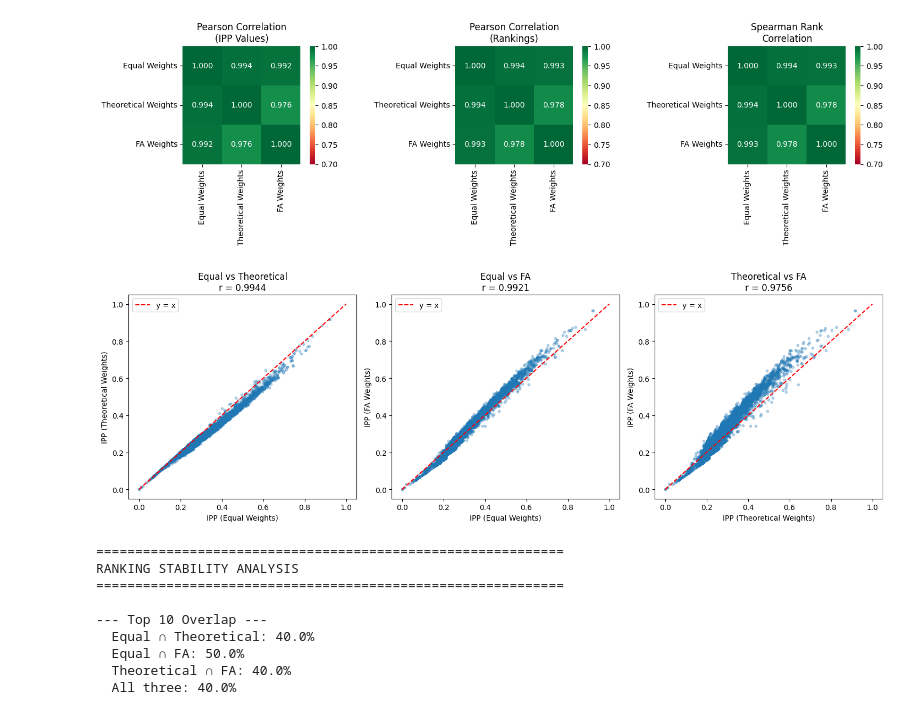
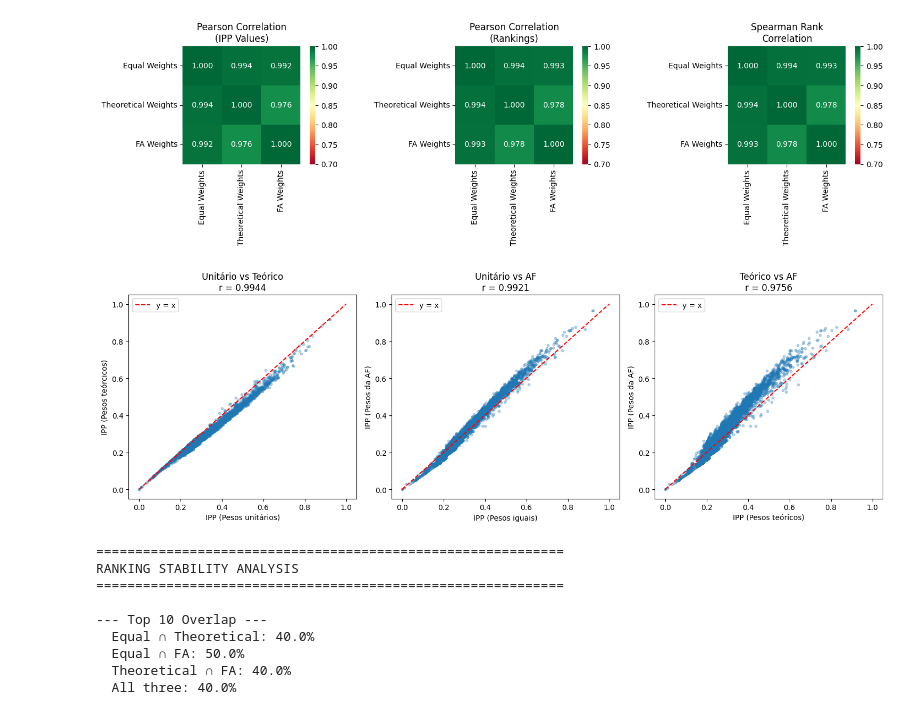
Before and after one commit to AcacioTelechi/redem-index, a Jupyter notebook: studies/ipp/validation.ipynb, the cells around one changed output. Saved outputs shown, nothing was run; the diff lists cells and outputs as text; code cells hidden in the pictures.

```diff
--- a/studies/ipp/validation.ipynb
+++ b/studies/ipp/validation.ipynb
@@ -518,42 +501,42 @@ plt.show()
 # %%
 # Scatter plots comparing weight schemes
 fig, axes = plt.subplots(1, 3, figsize=(15, 5))
 
 # Equal vs Theoretical
 axes[0].scatter(df_sensitivity['ipp_equal'], df_sensitivity['ipp_theoretical'],
                 alpha=0.3, s=10)
 axes[0].plot([0, 1], [0, 1], 'r--', label='y = x')
 r_val, _ = pearsonr(df_sensitivity['ipp_equal'], df_sensitivity['ipp_theoretical'])
-axes[0].set_xlabel('IPP (Equal Weights)')
-axes[0].set_ylabel('IPP (Theoretical Weights)')
-axes[0].set_title(f'Equal vs Theoretical\nr = {r_val:.4f}')
+axes[0].set_xlabel('IPP (Pesos unitários)')
+axes[0].set_ylabel('IPP (Pesos teórcicos)')
+axes[0].set_title(f'Unitário vs Teórico\nr = {r_val:.4f}')
 axes[0].legend()
 
 # Equal vs FA
 axes[1].scatter(df_sensitivity['ipp_equal'], df_sensitivity['ipp_fa'],
                 alpha=0.3, s=10)
 axes[1].plot([0, 1], [0, 1], 'r--', label='y = x')
 r_val, _ = pearsonr(df_sensitivity['ipp_equal'], df_sensitivity['ipp_fa'])
-axes[1].set_xlabel('IPP (Equal Weights)')
-axes[1].set_ylabel('IPP (FA Weights)')
-axes[1].set_title(f'Equal vs FA\nr = {r_val:.4f}')
+axes[1].set_xlabel('IPP (Pesos iguais)')
+axes[1].set_ylabel('IPP (Pesos da AF)')
+axes[1].set_title(f'Unitário vs AF\nr = {r_val:.4f}')
 axes[1].legend()
 
 # Theoretical vs FA
 axes[2].scatter(df_sensitivity['ipp_theoretical'], df_sensitivity['ipp_fa'],
                 alpha=0.3, s=10)
 axes[2].plot([0, 1], [0, 1], 'r--', label='y = x')
 r_val, _ = pearsonr(df_sensitivity['ipp_theoretical'], df_sensitivity['ipp_fa'])
-axes[2].set_xlabel('IPP (Theoretical Weights)')
-axes[2].set_ylabel('IPP (FA Weights)')
-axes[2].set_title(f'Theoretical vs FA\nr = {r_val:.4f}')
+axes[2].set_xlabel('IPP (Pesos teóricos)')
+axes[2].set_ylabel('IPP (Pesos da AF)')
+axes[2].set_title(f'Teórico vs AF\nr = {r_val:.4f}')
 axes[2].legend()
 
 plt.tight_layout()
 plt.savefig('../../docs/figures/ipp_sensitivity_scatter.png', dpi=150, bbox_inches='tight')
 plt.show()
 # %% [output]
-[figure, old version]
+[figure, new version]
 # %%
 # Analyze ranking stability - Top N analysis
 print("=" * 60)
```
Also changed, not shown: parts of 4 cells of this notebook, 6 other files.
